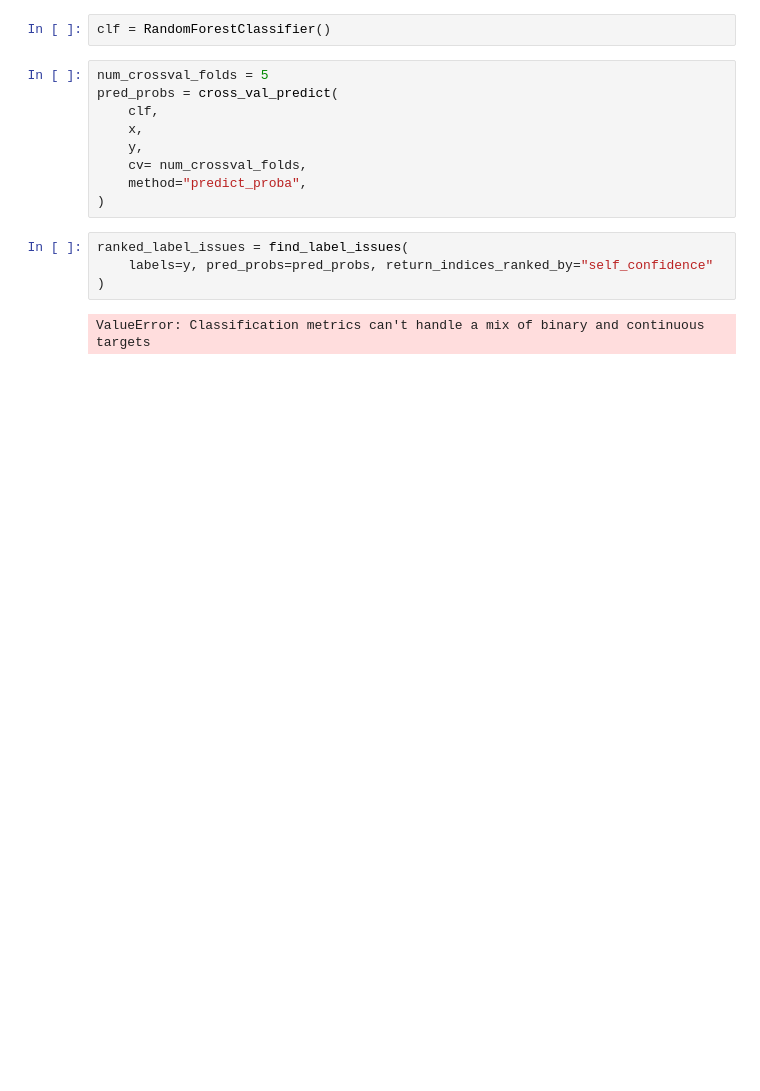
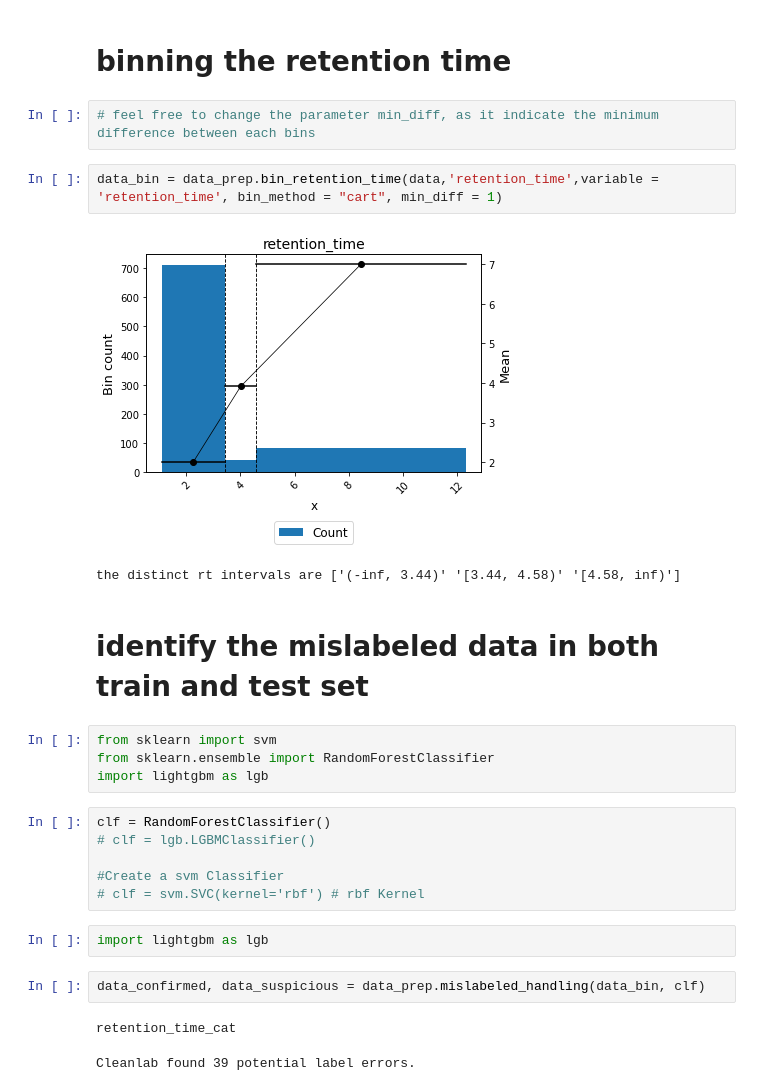
Before and after one commit to FanzhouKong/RTGung, a Jupyter notebook: mislabeled_data_handling.ipynb, the cells around one changed output. Drawn from its saved outputs; the diff is of its cells as text; blank space fills up the shorter version.

Commit message:
finished mislabeled data handling
find details in data_prep, notebook version in mislabeled_data_handling.ipynb

```diff
--- a/mislabeled_data_handling.ipynb
+++ b/mislabeled_data_handling.ipynb
@@ -33,17 +33,28 @@ random.seed(SEED)
-# %%
-clf = RandomForestClassifier()
-# %%
-num_crossval_folds = 5
-pred_probs = cross_val_predict(
-    clf,
-    x,
-    y,
-    cv= num_crossval_folds,
-    method="predict_proba",
-)
-# %%
-ranked_label_issues = find_label_issues(
-    labels=y, pred_probs=pred_probs, return_indices_ranked_by="self_confidence"
-)
-# %% [output]
-ValueError: Classification metrics can't handle a mix of binary and continuous targets
+# %% [markdown]
+# binning the retention time
+# %%
+# feel free to change the parameter min_diff, as it indicate the minimum difference between each bins
+# %%
+data_bin = data_prep.bin_retention_time(data,'retention_time',variable = 'retention_time', bin_method = "cart", min_diff = 1)
+# %% [output]
+[figure, added]
+the distinct rt intervals are ['(-inf, 3.44)' '[3.44, 4.58)' '[4.58, inf)']
+# %% [markdown]
+# identify the mislabeled data in both train and test set
+# %%
+from sklearn import svm
+from sklearn.ensemble import RandomForestClassifier
+import lightgbm as lgb
+# %%
+clf = RandomForestClassifier()
+# clf = lgb.LGBMClassifier()
+
+#Create a svm Classifier
+# clf = svm.SVC(kernel='rbf') # rbf Kernel
+# %%
+import lightgbm as lgb
+# %%
+data_confirmed, data_suspicious = data_prep.mislabeled_handling(data_bin, clf)
+# %% [output]
+retention_time_cat
+Cleanlab found 39 potential label errors.
```
Also changed, not shown: parts of 23 cells of this notebook, 3 other files.
